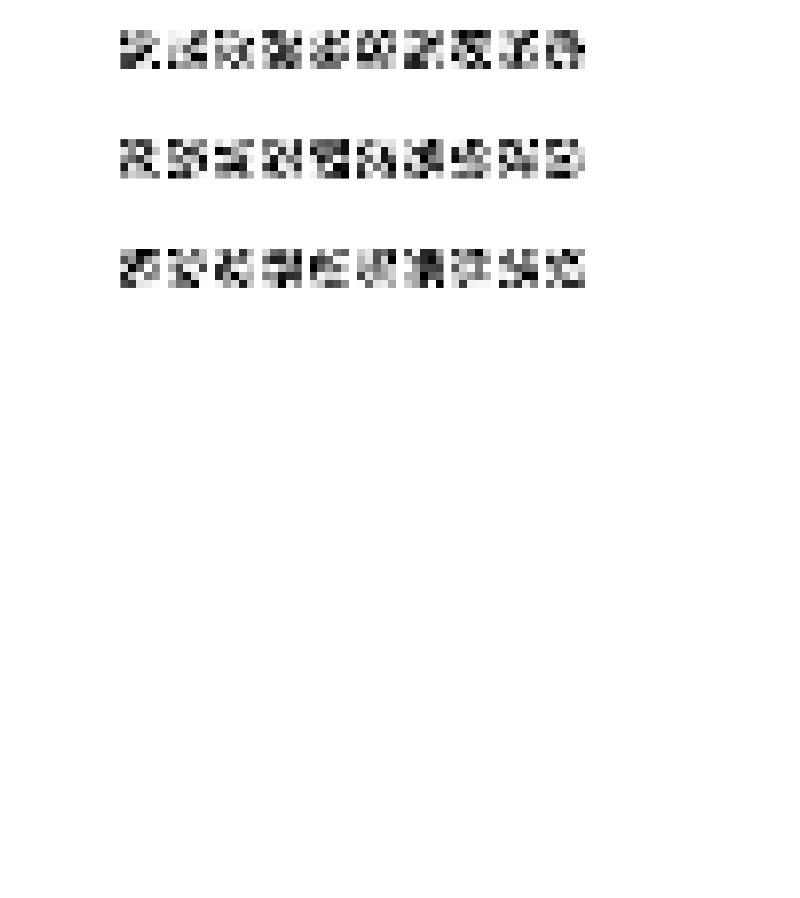
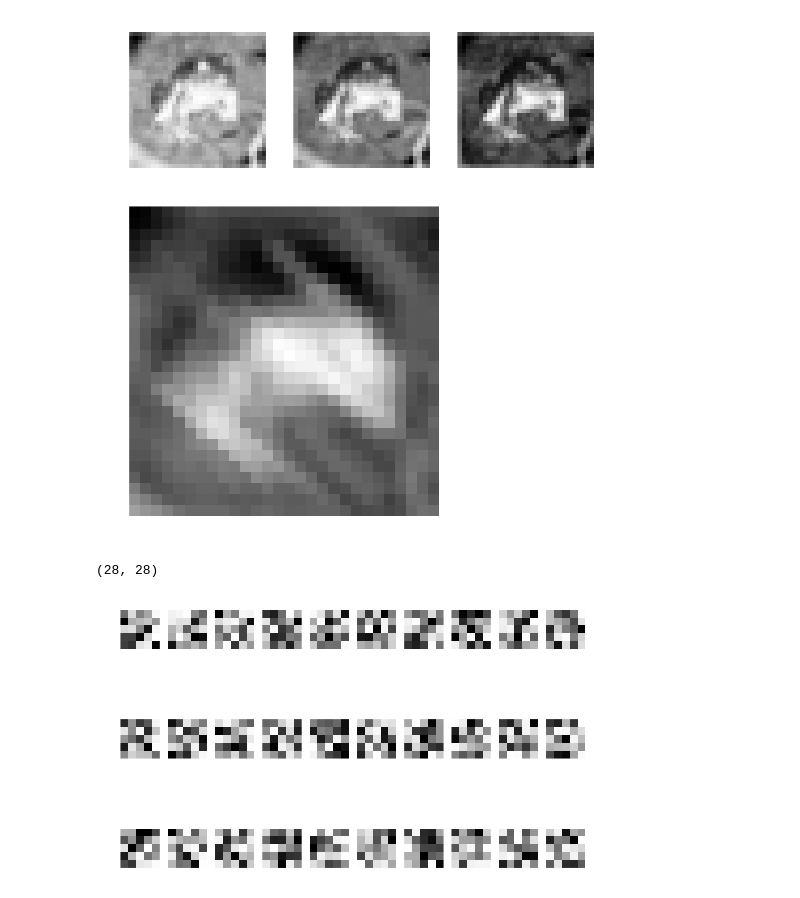
Before and after one commit to botcs/deepscratch, a Jupyter notebook: demo/cifar/conv_probe.ipynb, the cells around one changed output. Cells and saved outputs as stored; diff of their text form; code cells hidden in the pictures; blank space fills up the shorter version.

```diff
--- a/demo/cifar/conv_probe.ipynb
+++ b/demo/cifar/conv_probe.ipynb
@@ -219,3 +317,11 @@ print_outputs()
+# %%
+nn[1].kernels[0,0]
+imshow(nn[0].output[0,:3])
+imshow(nn[1].output[0,0])
+# %% [output]
+[figure, added]
+[figure, added]
+(28, 28)
 # %%
 imshow(nn[1].kernels)
 # %% [output]
```
Also changed, not shown: parts of 15 cells of this notebook, 10 other files.
